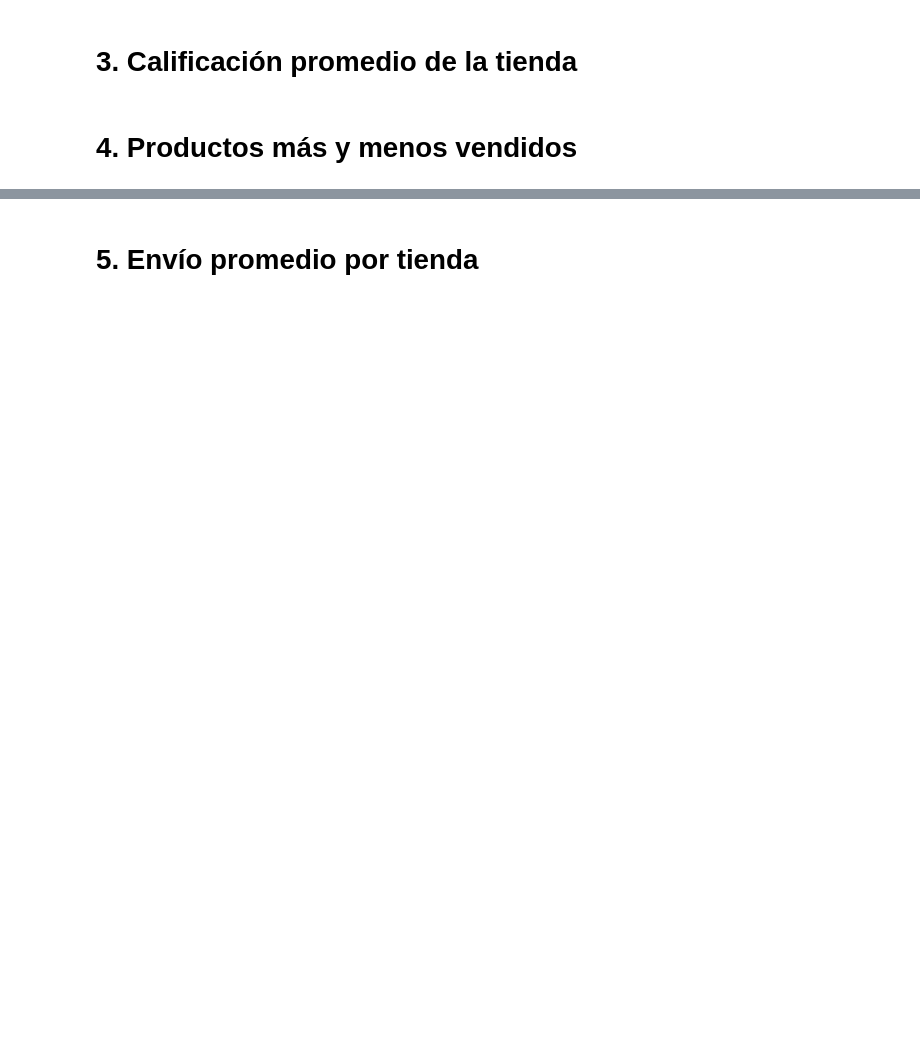
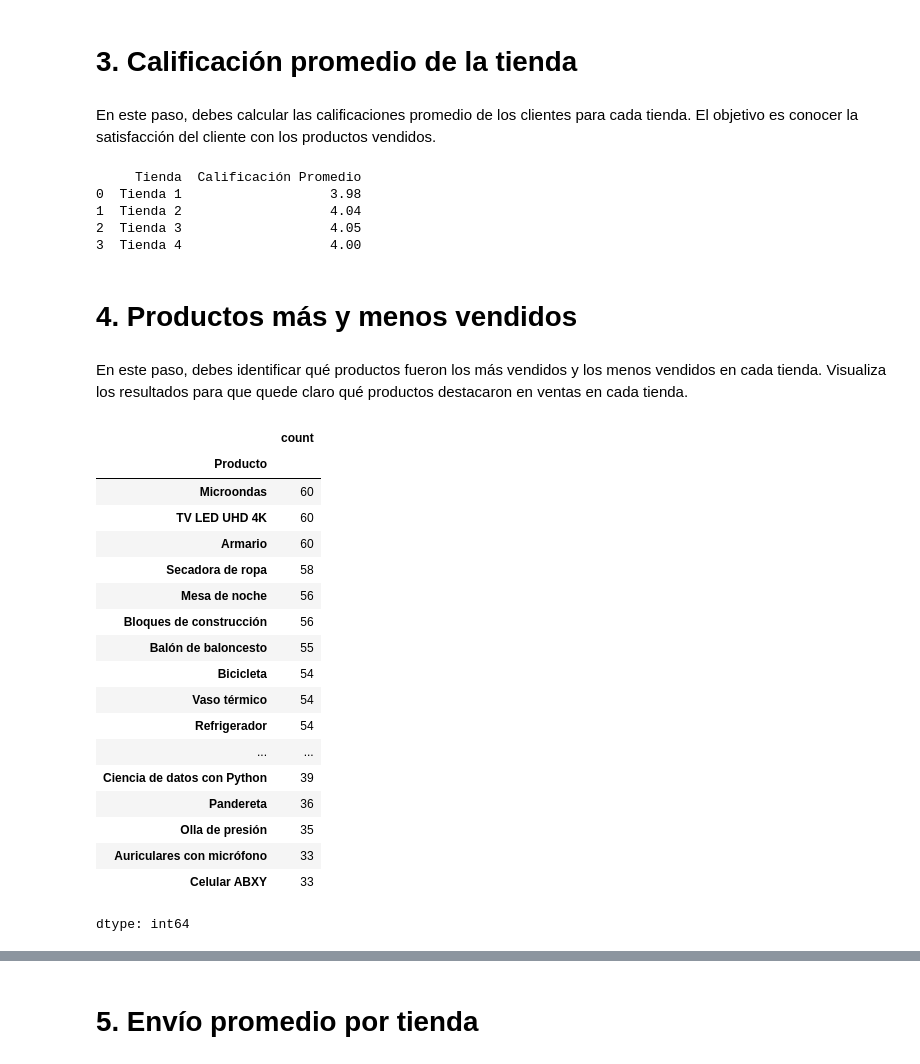
Before and after one commit to Chrisbv2/Challenge-1_Data-Science, a Jupyter notebook: AluraStoreLatam.ipynb, the cells around one changed output, grey strips where cells are left out. Saved outputs shown, nothing was run; the diff lists cells and outputs as text; code cells hidden in the pictures; blank space fills up the shorter version.

```diff
--- a/AluraStoreLatam.ipynb
+++ b/AluraStoreLatam.ipynb
@@ -33,4 +115,49 @@ tienda.head()
 # %% [markdown]
 # 3. Calificación promedio de la tienda
+# %% [markdown]
+En este paso, debes calcular las calificaciones promedio de los clientes para cada tienda. El objetivo es conocer la satisfacción del cliente con los productos vendidos.
+# %%
+def calificaciones_promedio(*tiendas):
+  promedios = {
+      f'Tienda {i}' : t['Calificación'].mean()
+      for i, t in enumerate(tiendas, start=1)
+  }
+
+  df_promedios = pd.DataFrame(promedios.items(), columns=['Tienda', 'Calificación Promedio'])
+  pd.set_option('display.float_format', '{:,.2f}'.format)
+  return df_promedios
+
+df_promedios = calificaciones_promedio(tienda, tienda2, tienda3, tienda4)
+print(df_promedios)
+# %% [output]
+     Tienda  Calificación Promedio
+0  Tienda 1                   3.98
+1  Tienda 2                   4.04
+2  Tienda 3                   4.05
+3  Tienda 4                   4.00
 # %% [markdown]
 # 4. Productos más y menos vendidos
+# %% [markdown]
+En este paso, debes identificar qué productos fueron los más vendidos y los menos vendidos en cada tienda. Visualiza los resultados para que quede claro qué productos destacaron en ventas en cada tienda.
+# %%
+tienda['Producto'].value_counts()
+# %% [output]
+|  | count |
+| Producto |  |
+| Microondas | 60 |
+| TV LED UHD 4K | 60 |
+| Armario | 60 |
+| Secadora de ropa | 58 |
+| Mesa de noche | 56 |
+| Bloques de construcción | 56 |
+| Balón de baloncesto | 55 |
+| Bicicleta | 54 |
+| Vaso térmico | 54 |
+| Refrigerador | 54 |
+| ... | ... |
+| Ciencia de datos con Python | 39 |
+| Pandereta | 36 |
+| Olla de presión | 35 |
+| Auriculares con micrófono | 33 |
+| Celular ABXY | 33 |
+dtype: int64
```
Also changed, not shown: parts of 8 cells of this notebook.
